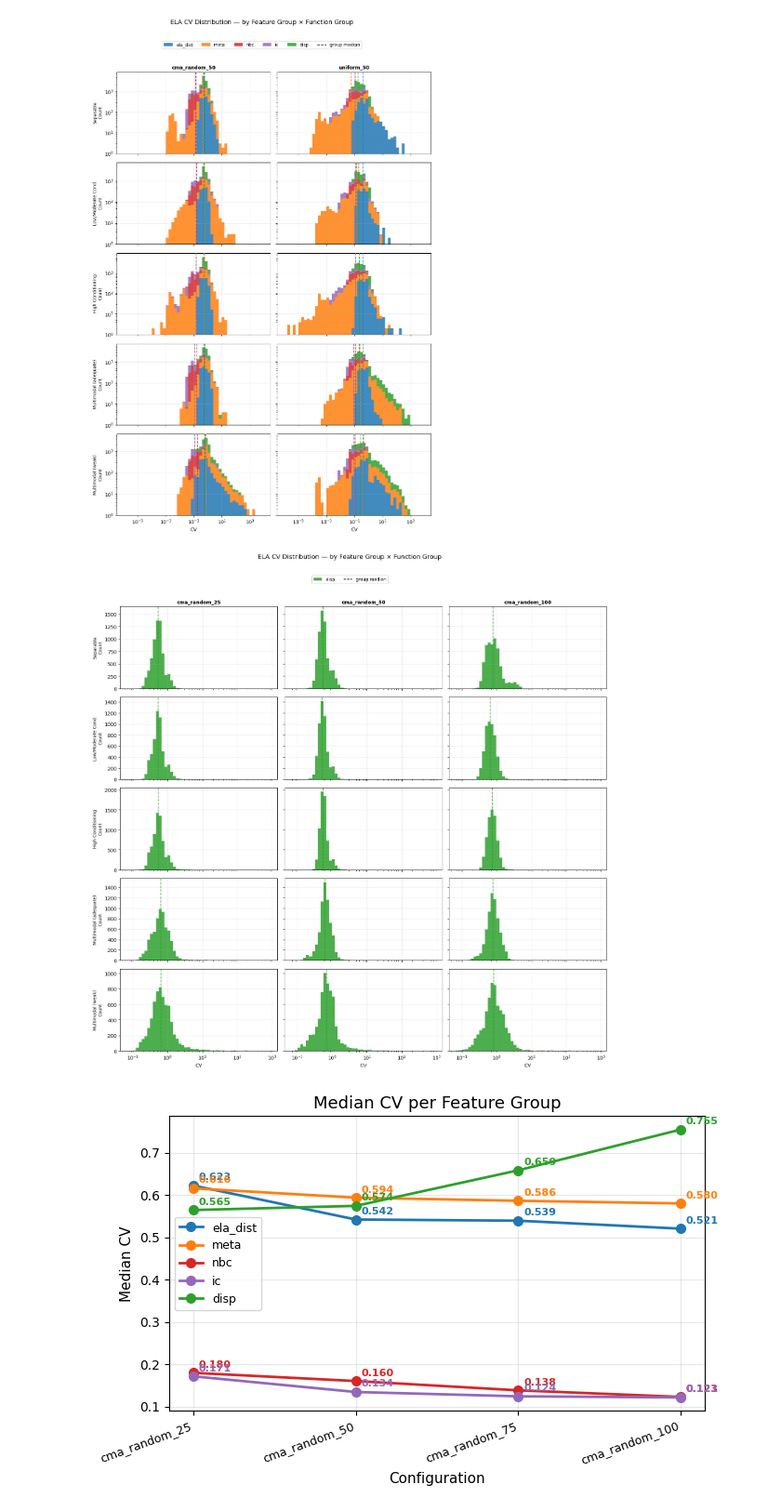
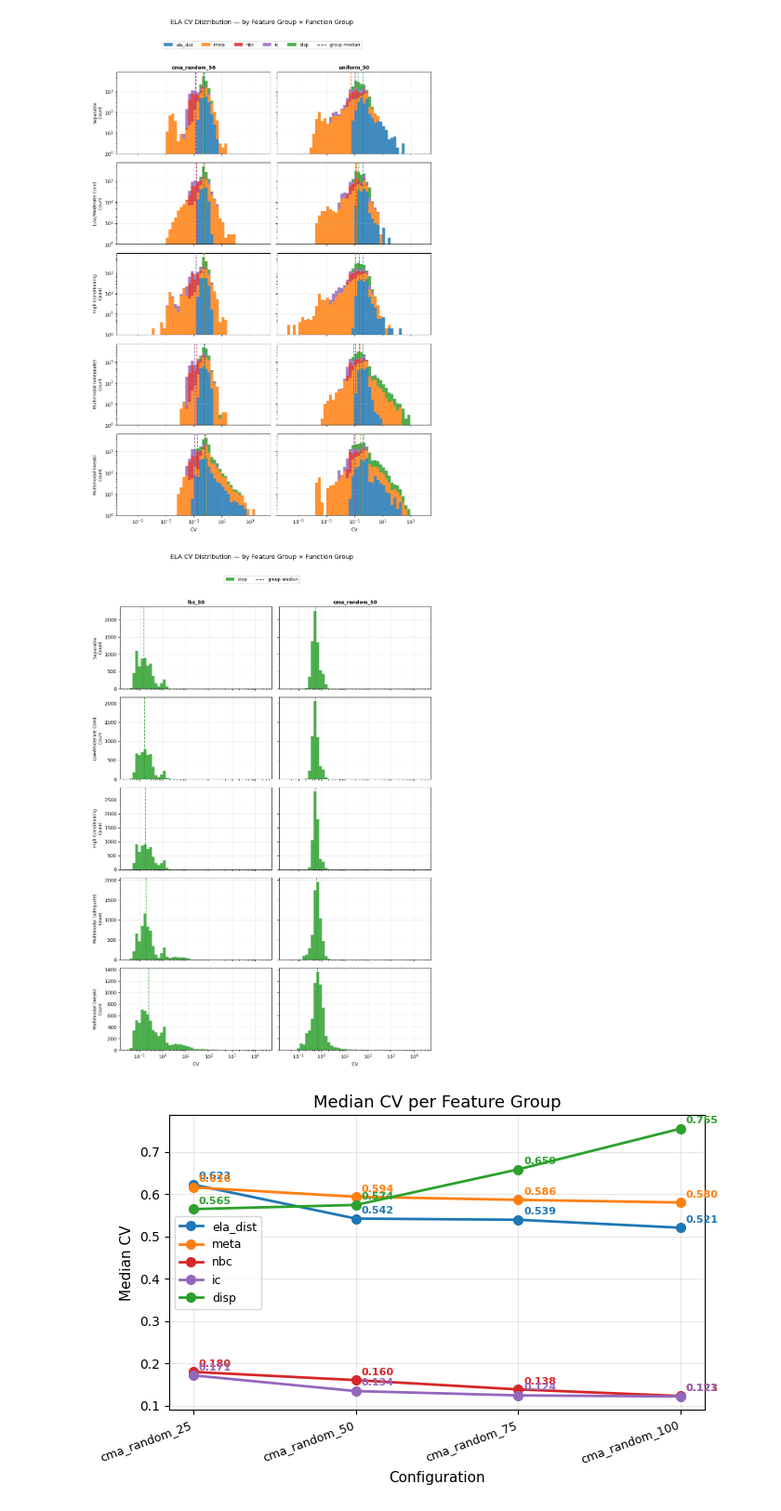
Before and after one commit to kaijenlee/MSc-Thesis-Problem-Embedding-Transfer-Learning, a Jupyter notebook: sampling_sensitivty/plots/stability/cv/ela_dim2_cv_analysis.ipynb, the cells around one changed output. Shown at 93% size. Drawn from its saved outputs; the diff is of its cells as text; code cells hidden in the pictures.

```diff
--- a/sampling_sensitivty/plots/ela_dim2_cv_analysis.ipynb
+++ b/sampling_sensitivty/plots/stability/cv/ela_dim2_cv_analysis.ipynb
@@ -62,13 +53,13 @@ plot_ela_cv_histogram(
 # %%
 plot_ela_cv_histogram(
     ela_cv,
-    config_keys=["cma_random_25", "cma_random_50", "cma_random_100"],
+    config_keys=["lhs_50", "cma_random_50"],
     func_group_facets=True,
     log_x=True,
     exclude_groups={"ela_dist", "meta", "nbc", "ic"}
 )
 # %% [output]
-[figure, old version]
+[figure, new version]
 # %%
 plot_median_cv_per_group(
     ela_cv,
```
Also changed, not shown: parts of 2 cells of this notebook, 51 other files.
